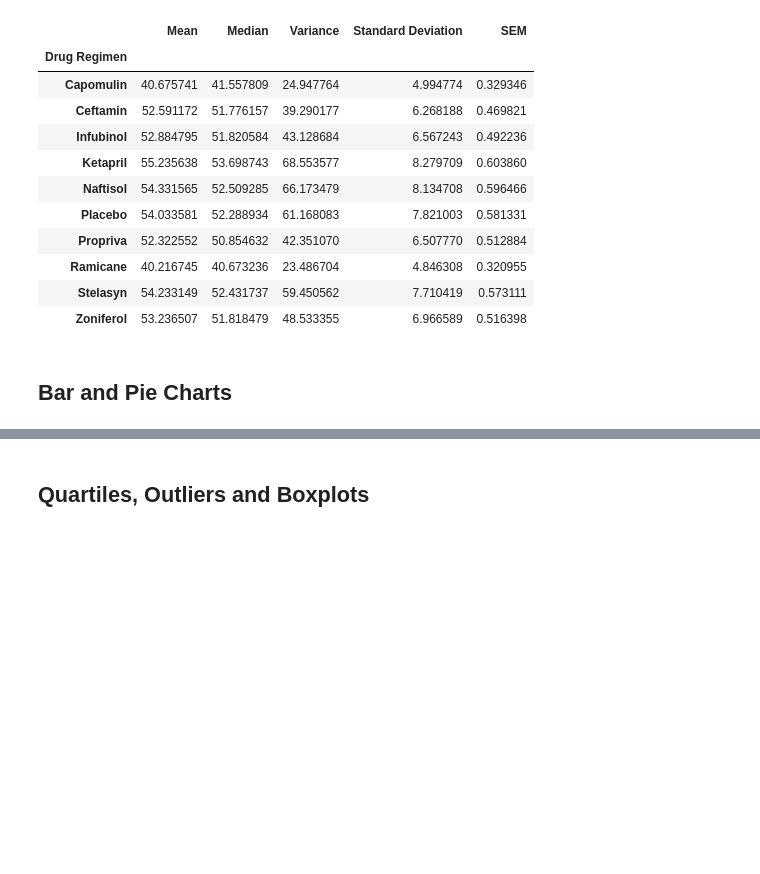
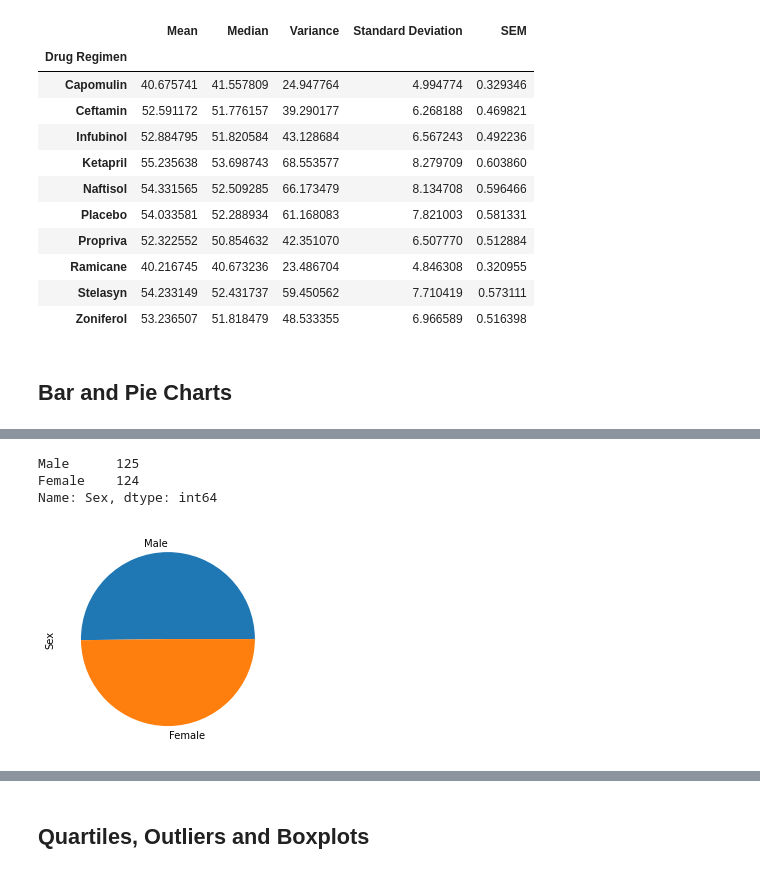
Before and after one commit to sustainedtang/matplotlib-challenge-, a Jupyter notebook: pymaceuticals_starter.ipynb, the cells around one changed output, grey strips where cells are left out. Saved outputs shown, nothing was run; the diff lists cells and outputs as text; code cells hidden in the pictures; blank space fills up the shorter version.

```diff
--- a/pymaceuticals_starter.ipynb
+++ b/pymaceuticals_starter.ipynb
@@ -152 +179,12 @@ KeyError: 'Drug Regimen'
+# %%
+# Generate a pie plot showing the distribution of female versus male mice using pandas
+mice_sex = mice_data["Sex"].value_counts()
+labels = ["Male", "Female"]
+sex_pie = mice_sex.plot.pie()
+mice_sex.head()
+# %% [output]
+Male      125
+Female    124
+Name: Sex, dtype: int64
+[figure, added]
 # %%
```
Also changed, not shown: parts of 4 cells of this notebook.
